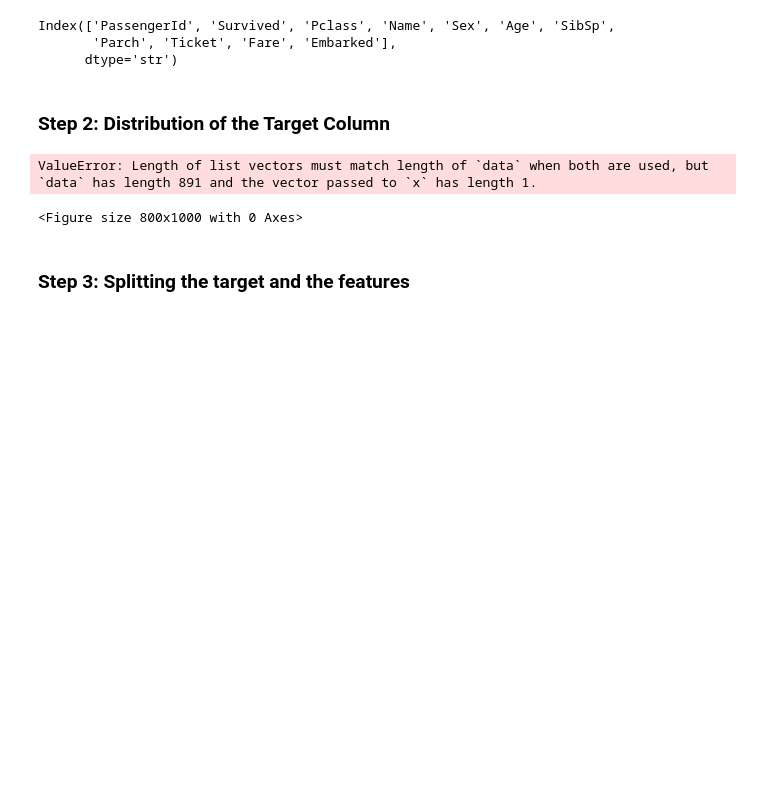
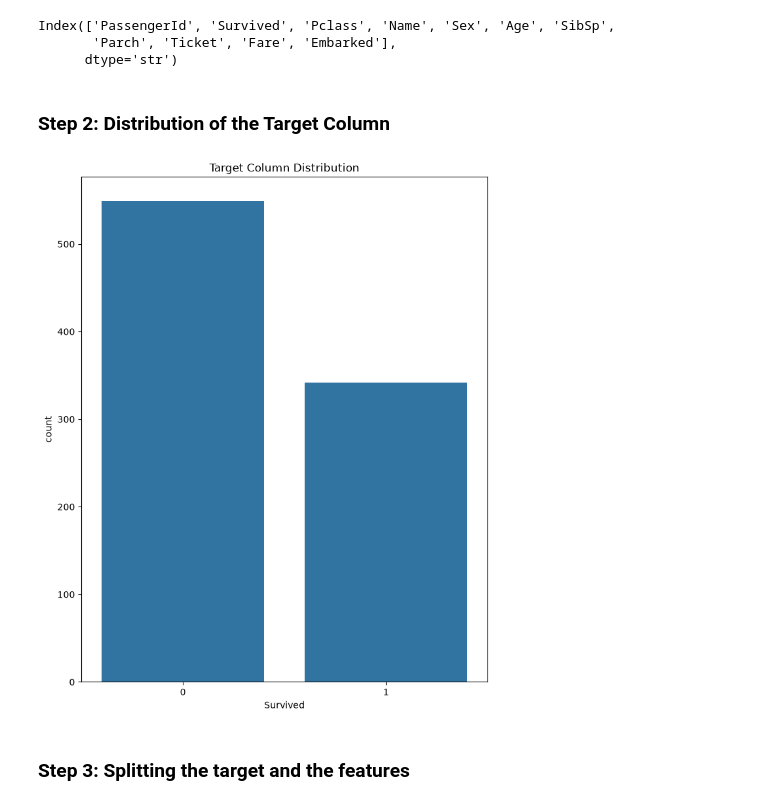
Before and after one commit to OleSuyaye/titanic-survival-prediction, a Jupyter notebook: notebook/titanic.ipynb, the cells around one changed output. Cells and saved outputs as stored; diff of their text form; code cells hidden in the pictures; blank space fills up the shorter version.

```diff
--- a/notebook/titanic.ipynb
+++ b/notebook/titanic.ipynb
@@ -123,14 +128,13 @@ Index(['PassengerId', 'Survived', 'Pclass', 'Name', 'Sex', 'Age', 'SibSp',
 # %%
 plt.figure(figsize=(8,10))
 
-sns.countplot(titanic_df, x = "survived")
+sns.countplot(titanic_df, x = "Survived")
 plt.xlabel("Survived")
 plt.title("Target Column Distribution")
 
 plt.show()
 # %% [output]
-ValueError: Length of list vectors must match length of `data` when both are used, but `data` has length 891 and the vector passed to `x` has length 1.
-<Figure size 800x1000 with 0 Axes>
+[figure, added]
 # %% [markdown]
 ### Step 3: Splitting the target and the features
 # %%
```
Also changed, not shown: parts of 10 cells of this notebook.
